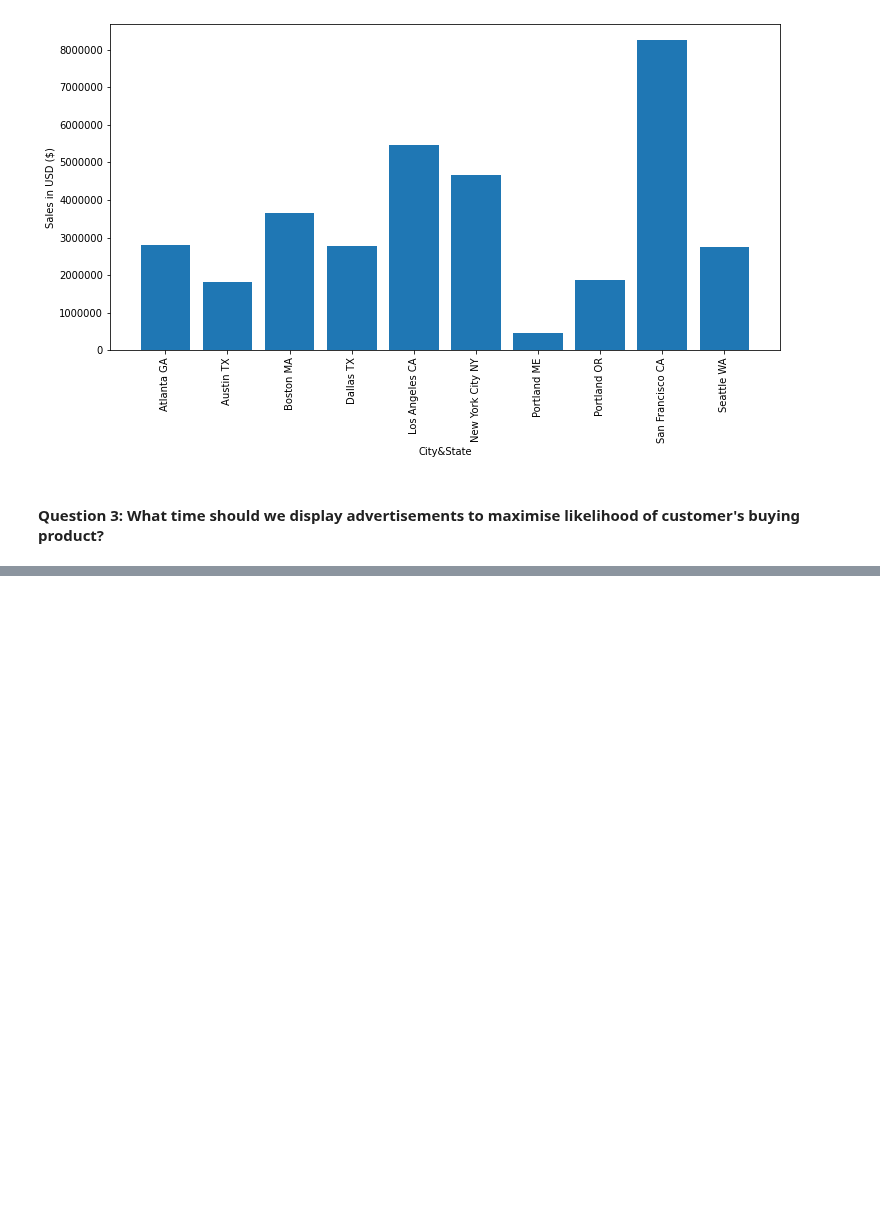
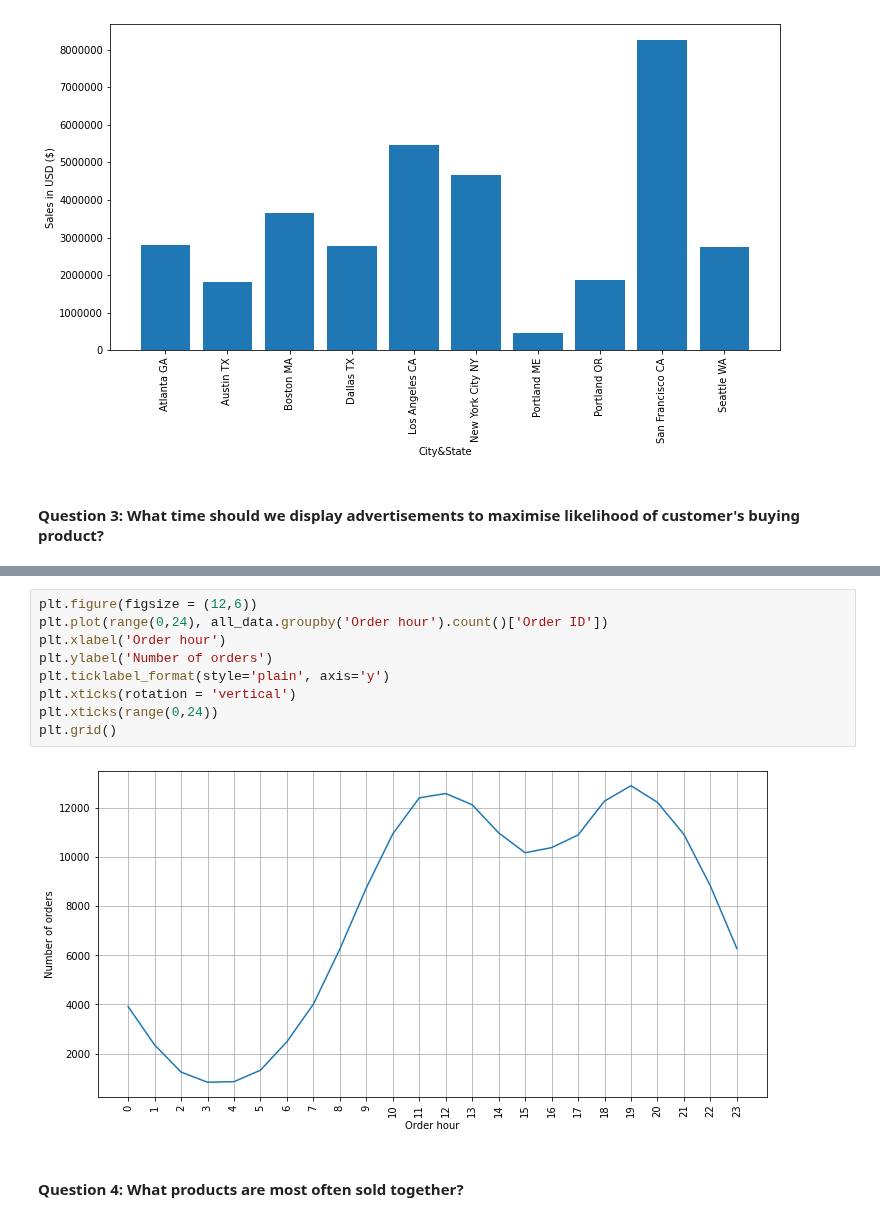
Before and after one commit to dominikadebska/Data-Science-Projects, a Jupyter notebook: Pandas-Data-Science-Tasks-master/SalesAnalysis/Analysis.ipynb, the cells around one changed output, grey strips where cells are left out. Saved outputs shown, nothing was run; the diff lists cells and outputs as text; blank space fills up the shorter version.

```diff
--- a/Pandas-Data-Science-Tasks-master/SalesAnalysis/Analysis.ipynb
+++ b/Pandas-Data-Science-Tasks-master/SalesAnalysis/Analysis.ipynb
@@ -246,0 +321,13 @@ plt.xticks(rotation = 'vertical')
+# %%
+plt.figure(figsize = (12,6))
+plt.plot(range(0,24), all_data.groupby('Order hour').count()['Order ID'])
+plt.xlabel('Order hour')
+plt.ylabel('Number of orders')
+plt.ticklabel_format(style='plain', axis='y')
+plt.xticks(rotation = 'vertical')
+plt.xticks(range(0,24))
+plt.grid()
+# %% [output]
+[figure, added]
+# %% [markdown]
+#### Question 4: What products are most often sold together?
```
Also changed, not shown: parts of 16 cells of this notebook, 1 other file.
